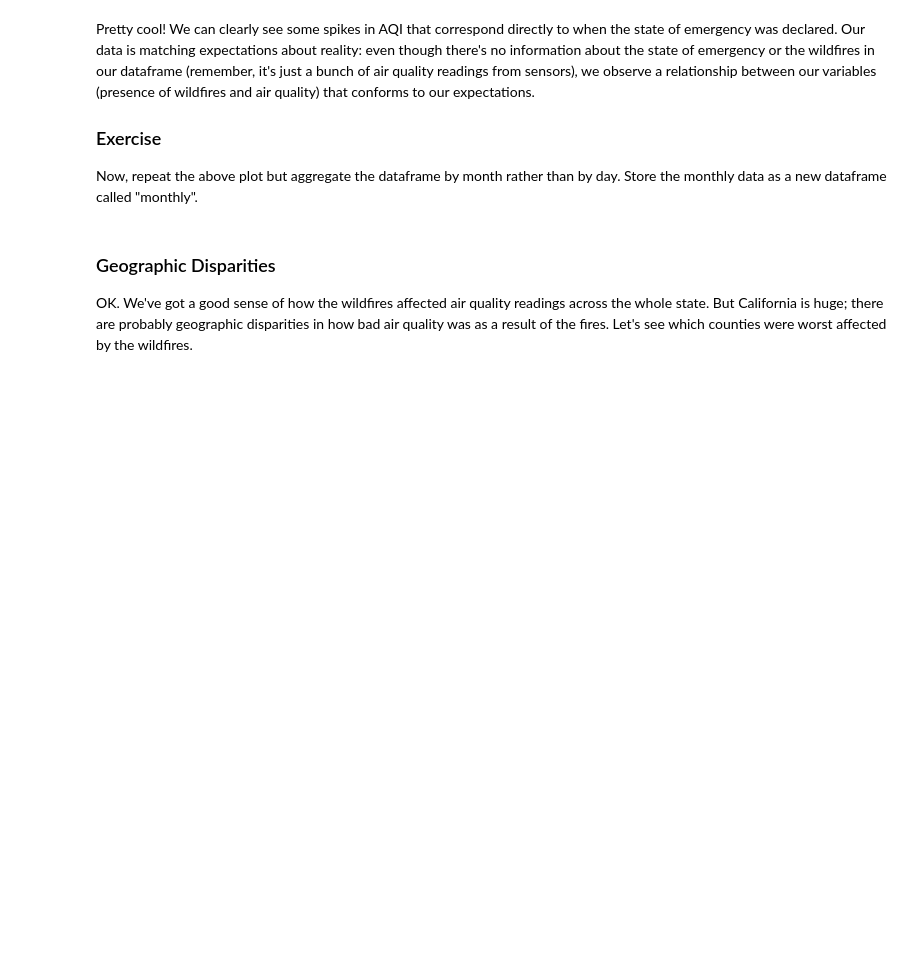
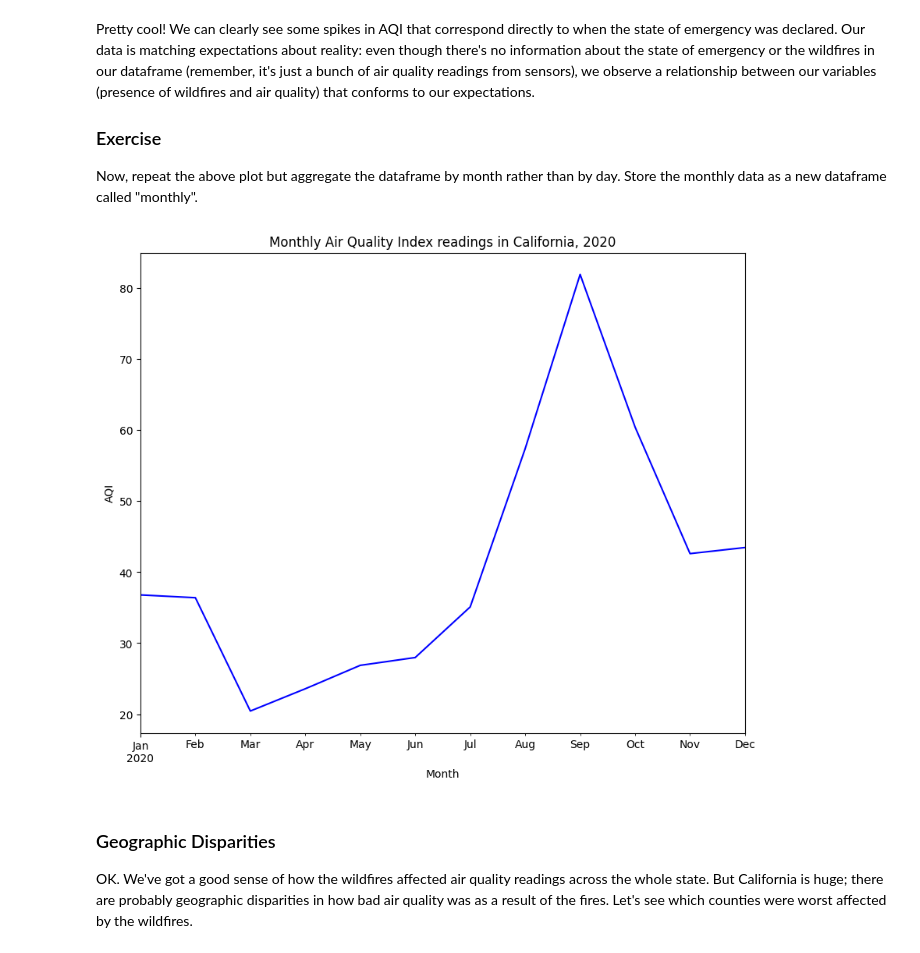
Before and after one commit to beatricesoresina/QM2, a Jupyter notebook: notebooks/W03. Spatial Data.ipynb, the cells around one changed output. Saved outputs shown, nothing was run; the diff lists cells and outputs as text; code cells hidden in the pictures; blank space fills up the shorter version.

```diff
--- a/notebooks/W03. Spatial Data.ipynb
+++ b/notebooks/W03. Spatial Data.ipynb
@@ -175,6 +197,25 @@ Pretty cool! We can clearly see some spikes in AQI that correspond directly to w
 
 ### Exercise
 Now, repeat the above plot but aggregate the dataframe by month rather than by day. Store the monthly data as a new dataframe called "monthly".
+# %%
+df['Date'] = pd.to_datetime(df['Date'])
+df.set_index('Date', inplace=True)
+
+# Group the data monthly and calculate the mean
+monthly = df['AQI'].resample('M').mean()
+
+# Plot the monthly data
+monthly.plot(color='blue')
+
+# Add title and axis labels
+plt.title('Monthly Air Quality Index readings in California, 2020')
+plt.ylabel('AQI')
+plt.xlabel('Month')
+
+# Show the plot
+plt.show()
+# %% [output]
+[figure, added]
 # %% [markdown]
 ### Geographic Disparities
 
```
Also changed, not shown: parts of 14 cells of this notebook.
